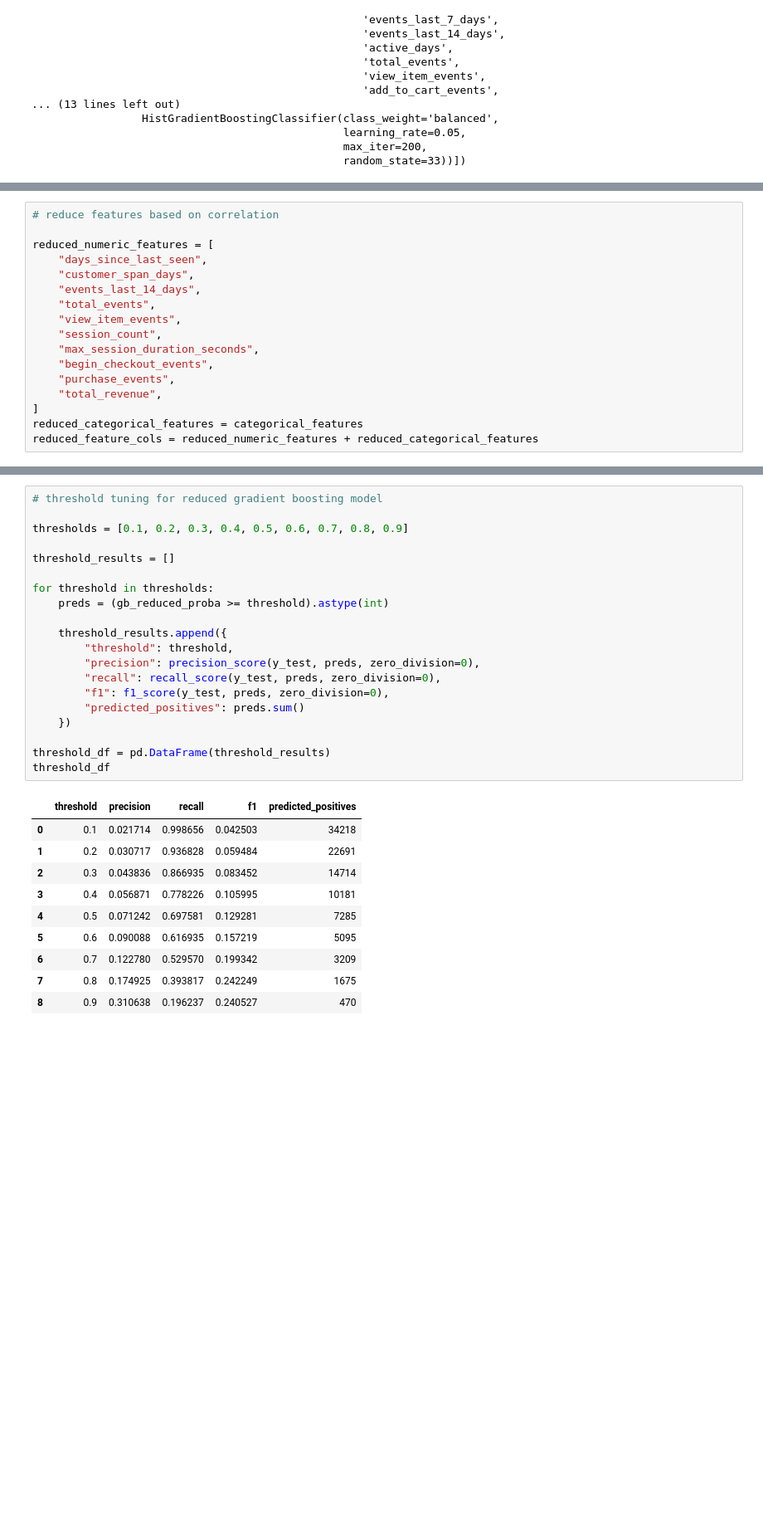
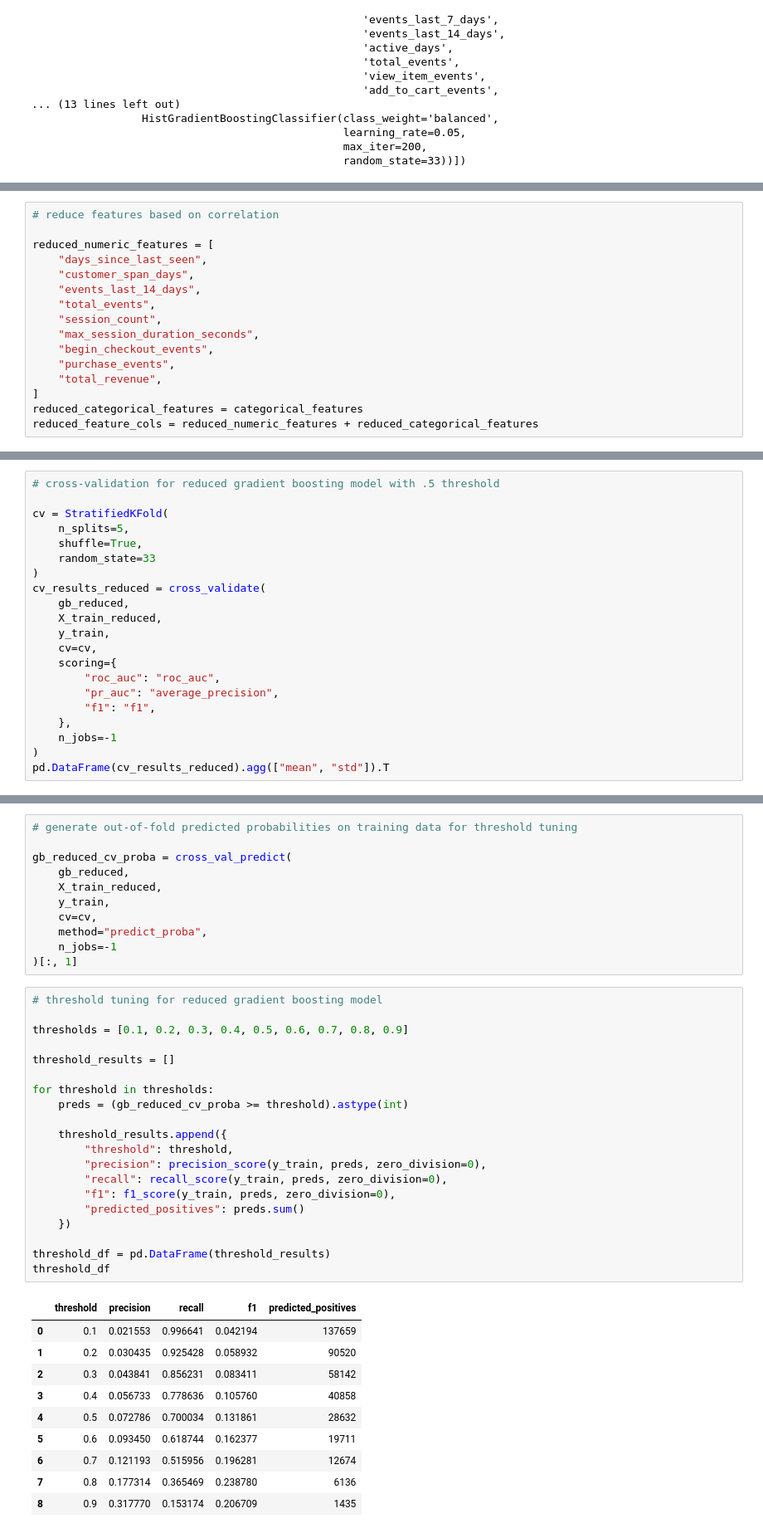
Before and after one commit to ngfackler/GA4-Ecommerce-Funnel-Analytics-ML, a Jupyter notebook: notebook/returning_customer_model.ipynb, the cells around one changed output, grey strips where cells are left out. Shown at 83% size. Cells and saved outputs as stored; diff of their text form; blank space fills up the shorter version.

Commit message:
model changes

```diff
--- a/notebook/returning_customer_model.ipynb
+++ b/notebook/returning_customer_model.ipynb
@@ -540,7 +553,6 @@ reduced_numeric_features = [
     "customer_span_days",
     "events_last_14_days",
     "total_events",
-    "view_item_events",
     "session_count",
     "max_session_duration_seconds",
     "begin_checkout_events",
@@ -622,2 +634,23 @@ The reduced gradient boosting model performs nearly identically to the full mode
 
 This suggests that many of the removed variables were redundant with the retained features. The reduced model is easier to interpret while preserving essentially the same ranking performance.
+# %%
+# cross-validation for reduced gradient boosting model with .5 threshold
+
+cv = StratifiedKFold(
+    n_splits=5,
+    shuffle=True,
+    random_state=33
+)
+cv_results_reduced = cross_validate(
+    gb_reduced,
+    X_train_reduced,
+    y_train,
+    cv=cv,
+    scoring={
+        "roc_auc": "roc_auc",
+        "pr_auc": "average_precision",
+        "f1": "f1",
+    },
+    n_jobs=-1
+)
+pd.DataFrame(cv_results_reduced).agg(["mean", "std"]).T
@@ -624,32 +664,43 @@ This suggests that many of the removed variables were redundant with the retaine
+# %%
+# generate out-of-fold predicted probabilities on training data for threshold tuning
+
+gb_reduced_cv_proba = cross_val_predict(
+    gb_reduced,
+    X_train_reduced,
+    y_train,
+    cv=cv,
+    method="predict_proba",
+    n_jobs=-1
+)[:, 1]
 # %%
 # threshold tuning for reduced gradient boosting model
 
 thresholds = [0.1, 0.2, 0.3, 0.4, 0.5, 0.6, 0.7, 0.8, 0.9]
 
 threshold_results = []
 
 for threshold in thresholds:
-    preds = (gb_reduced_proba >= threshold).astype(int)
+    preds = (gb_reduced_cv_proba >= threshold).astype(int)
 
     threshold_results.append({
         "threshold": threshold,
-        "precision": precision_score(y_test, preds, zero_division=0),
-        "recall": recall_score(y_test, preds, zero_division=0),
-        "f1": f1_score(y_test, preds, zero_division=0),
+        "precision": precision_score(y_train, preds, zero_division=0),
+        "recall": recall_score(y_train, preds, zero_division=0),
+        "f1": f1_score(y_train, preds, zero_division=0),
         "predicted_positives": preds.sum()
     })
 
 threshold_df = pd.DataFrame(threshold_results)
 threshold_df
 # %% [output]
 |  | threshold | precision | recall | f1 | predicted_positives |
-| 0 | 0.1 | 0.021714 | 0.998656 | 0.042503 | 34218 |
-| 1 | 0.2 | 0.030717 | 0.936828 | 0.059484 | 22691 |
-| 2 | 0.3 | 0.043836 | 0.866935 | 0.083452 | 14714 |
-| 3 | 0.4 | 0.056871 | 0.778226 | 0.105995 | 10181 |
-| 4 | 0.5 | 0.071242 | 0.697581 | 0.129281 | 7285 |
-| 5 | 0.6 | 0.090088 | 0.616935 | 0.157219 | 5095 |
-| 6 | 0.7 | 0.122780 | 0.529570 | 0.199342 | 3209 |
-| 7 | 0.8 | 0.174925 | 0.393817 | 0.242249 | 1675 |
-| 8 | 0.9 | 0.310638 | 0.196237 | 0.240527 | 470 |
+| 0 | 0.1 | 0.021553 | 0.996641 | 0.042194 | 137659 |
+| 1 | 0.2 | 0.030435 | 0.925428 | 0.058932 | 90520 |
+| 2 | 0.3 | 0.043841 | 0.856231 | 0.083411 | 58142 |
+| 3 | 0.4 | 0.056733 | 0.778636 | 0.105760 | 40858 |
+| 4 | 0.5 | 0.072786 | 0.700034 | 0.131861 | 28632 |
+| 5 | 0.6 | 0.093450 | 0.618744 | 0.162377 | 19711 |
+| 6 | 0.7 | 0.121193 | 0.515956 | 0.196281 | 12674 |
+| 7 | 0.8 | 0.177314 | 0.365469 | 0.238780 | 6136 |
+| 8 | 0.9 | 0.317770 | 0.153174 | 0.206709 | 1435 |
 # %% [markdown]
```
Also changed, not shown: parts of 29 cells of this notebook, 2 other files.
